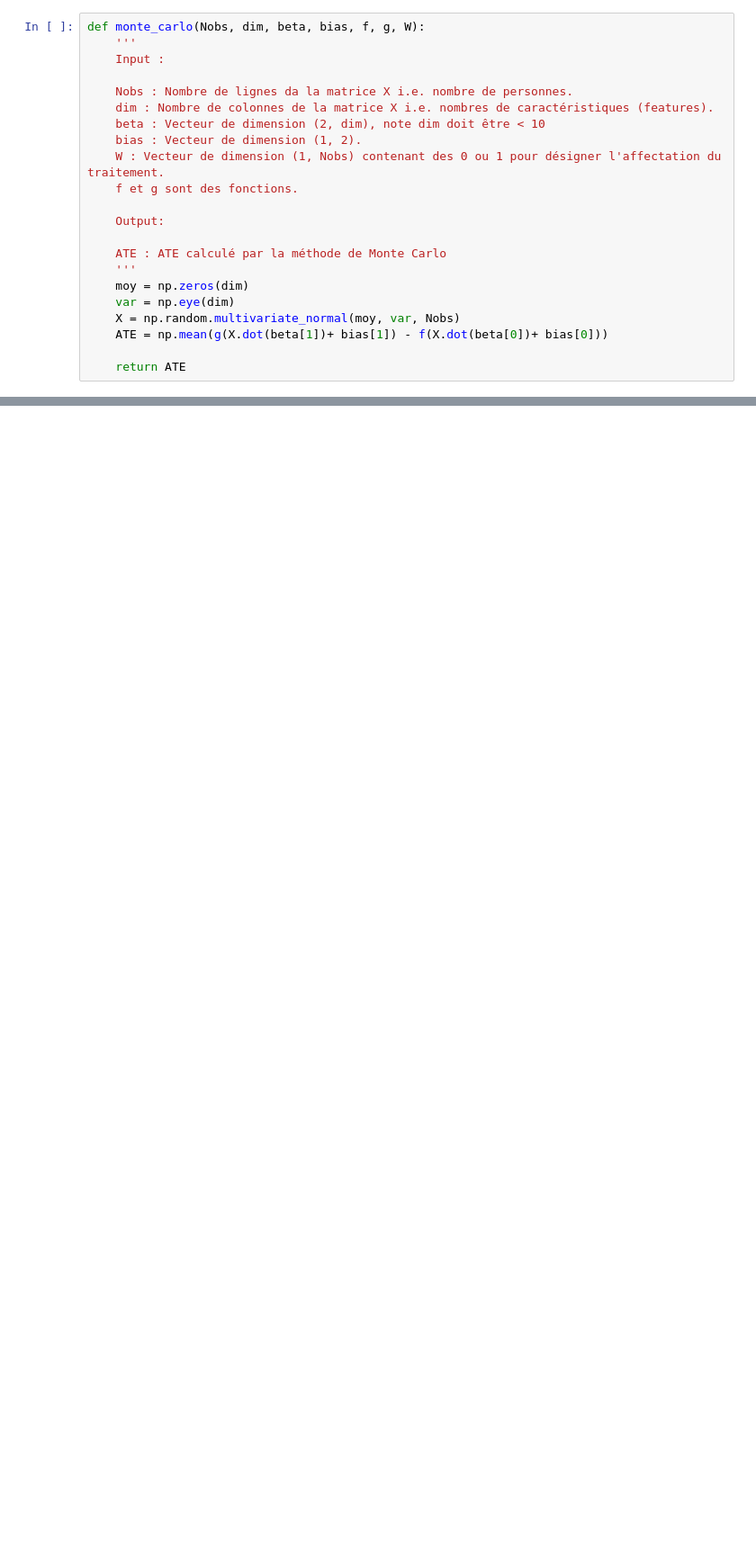
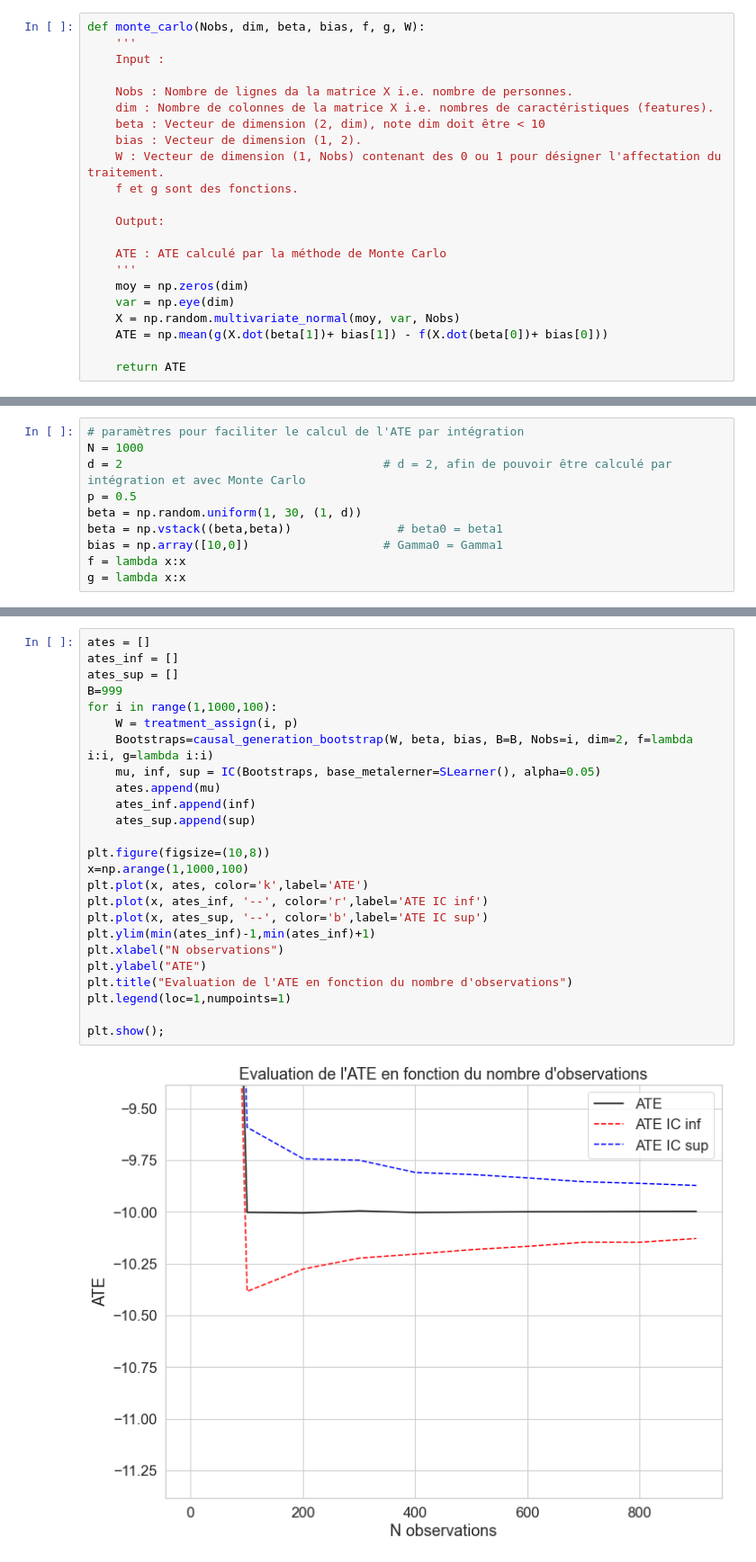
Before and after one commit to Arnauyd/Machine-Learning-Causal-for-Treatment-Effect-Estimation, a Jupyter notebook: simulation_model.ipynb, the cells around one changed output, grey strips where cells are left out. Shown: that part at 90% size. Saved outputs shown, nothing was run; the diff lists cells and outputs as text; blank space fills up the shorter version.

Commit message:
Intégration de la fonction IC dans simulation_model et mise à disposition preprocessing du dataset RHC

```diff
--- a/simulation_model.ipynb
+++ b/simulation_model.ipynb
@@ -261,0 +288,10 @@ plt.plot(res)
+# %%
+# paramètres pour faciliter le calcul de l'ATE par intégration
+N = 1000
+d = 2                                     # d = 2, afin de pouvoir être calculé par intégration et avec Monte Carlo
+p = 0.5
+beta = np.random.uniform(1, 30, (1, d))
+beta = np.vstack((beta,beta))               # beta0 = beta1
+bias = np.array([10,0])                   # Gamma0 = Gamma1
+f = lambda x:x
+g = lambda x:x
@@ -261,0 +367,27 @@ plt.plot(res)
+# %%
+ates = []
+ates_inf = []
+ates_sup = []
+B=999
+for i in range(1,1000,100):
+    W = treatment_assign(i, p)
+    Bootstraps=causal_generation_bootstrap(W, beta, bias, B=B, Nobs=i, dim=2, f=lambda i:i, g=lambda i:i)
+    mu, inf, sup = IC(Bootstraps, base_metalerner=SLearner(), alpha=0.05)
+    ates.append(mu)
+    ates_inf.append(inf)
+    ates_sup.append(sup)
+
+plt.figure(figsize=(10,8))
+x=np.arange(1,1000,100)
+plt.plot(x, ates, color='k',label='ATE')
+plt.plot(x, ates_inf, '--', color='r',label='ATE IC inf')
+plt.plot(x, ates_sup, '--', color='b',label='ATE IC sup')
+plt.ylim(min(ates_inf)-1,min(ates_inf)+1)
+plt.xlabel("N observations")
+plt.ylabel("ATE")
+plt.title("Evaluation de l'ATE en fonction du nombre d'observations")
+plt.legend(loc=1,numpoints=1)
+
+plt.show();
+# %% [output]
+[figure, added]
```
Also changed, not shown: parts of 15 cells of this notebook.
